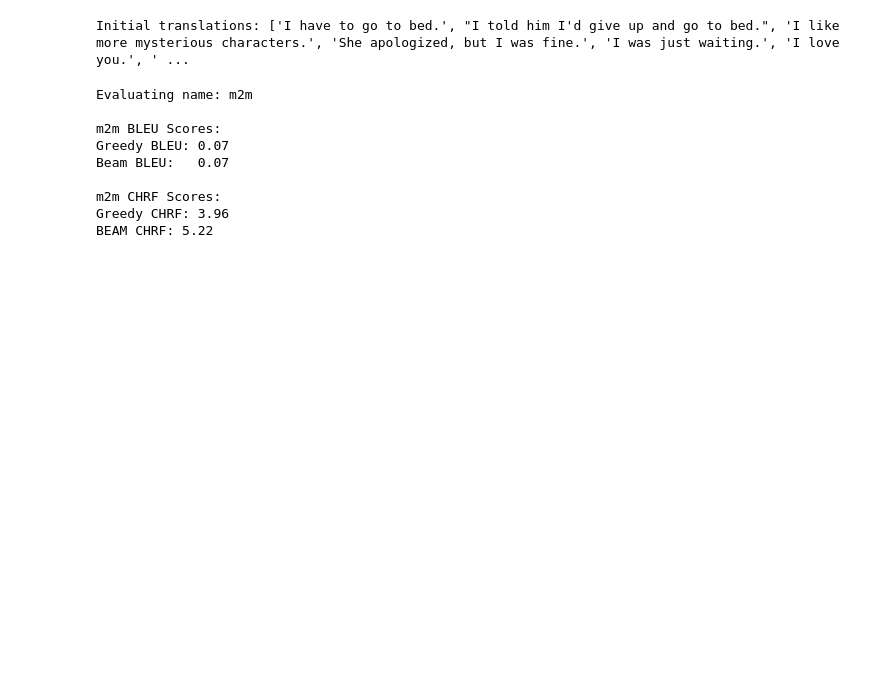
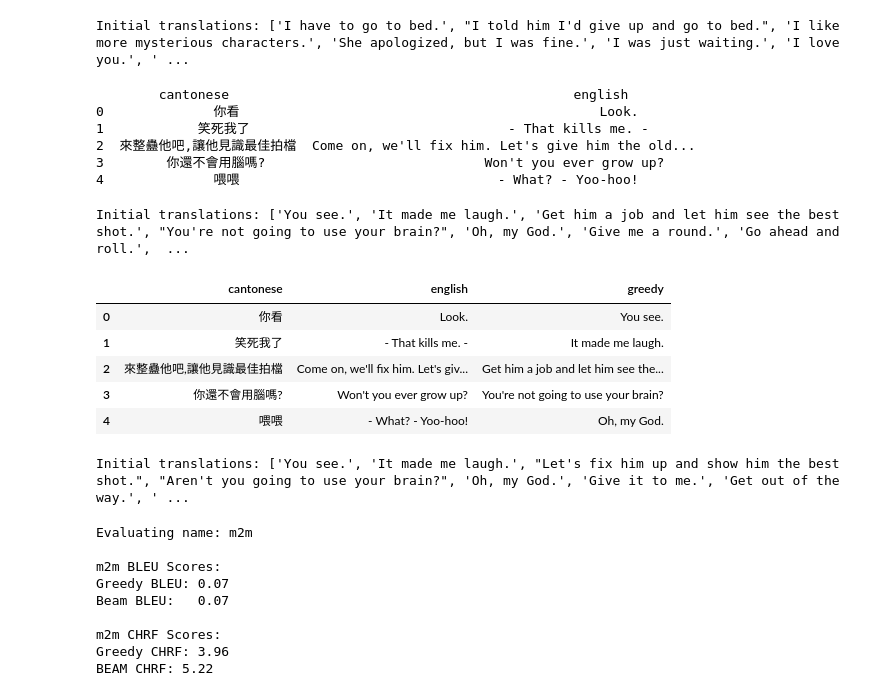
Before and after one commit to florenceyuen/Cantonese-English-Translation, a Jupyter notebook: Cant_English_Model_Evaluation_mariam.ipynb, the cells around one changed output. Cells and saved outputs as stored; diff of their text form; code cells hidden in the pictures; blank space fills up the shorter version.

```diff
--- a/Cant_English_Model_Evaluation_mariam.ipynb
+++ b/Cant_English_Model_Evaluation_mariam.ipynb
@@ -241,6 +312,32 @@ Initial translations: ['I have to go to bed.', 'I said, "I\'m going to give up a
 df_nllb['beam'] = translate_select_model(df_nllb['cantonese'].tolist(), tokenizer_nllb, model_nllb, beam=5, batch_size=16, device=device, src_lang="yue_Hant", tgt_lang="eng_Latn")
 # %% [output]
 Initial translations: ['I have to go to bed.', "I told him I'd give up and go to bed.", 'I like more mysterious characters.', 'She apologized, but I was fine.', 'I was just waiting.', 'I love you.', ' ...
+# %%
+# Run using M2M
+df_nllb_os = load_parallel_corpus('open-subtitles_en-yue.txt/OpenSubtitles.en-yue.yue', 'open-subtitles_en-yue.txt/OpenSubtitles.en-yue.en', max_lines=1000)
+print(df_nllb_os.head())
+
+df_nllb_os['greedy'] = translate_select_model(df_nllb_os['cantonese'].tolist(), tokenizer_nllb, model_nllb, beam=1, batch_size=16, device=device, src_lang="yue_Hant", tgt_lang= "eng_Latn")
+df_nllb_os.head()
+# %% [output]
+        cantonese                                            english
+0              你看                                              Look.
+1            笑死我了                                 - That kills me. -
+2  來整蠱他吧,讓他見識最佳拍檔  Come on, we'll fix him. Let's give him the old...
+3        你還不會用腦嗎?                            Won't you ever grow up?
+4              喂喂                                 - What? - Yoo-hoo!
+Initial translations: ['You see.', 'It made me laugh.', 'Get him a job and let him see the best shot.', "You're not going to use your brain?", 'Oh, my God.', 'Give me a round.', 'Go ahead and roll.',  ...
+|  | cantonese | english | greedy |
+| 0 | 你看 | Look. | You see. |
+| 1 | 笑死我了 | - That kills me. - | It made me laugh. |
+| 2 | 來整蠱他吧,讓他見識最佳拍檔 | Come on, we'll fix him. Let's giv... | Get him a job and let him see the... |
+| 3 | 你還不會用腦嗎? | Won't you ever grow up? | You're not going to use your brain? |
+| 4 | 喂喂 | - What? - Yoo-hoo! | Oh, my God. |
+# %%
+# run beam search using nllb model on Open Subtitles dataset
+df_nllb_os['beam'] = translate_select_model(df_nllb_os['cantonese'].tolist(), tokenizer_nllb, model_nllb, beam=5, batch_size=16, device=device, src_lang="yue_Hant", tgt_lang="eng_Latn")
+# %% [output]
+Initial translations: ['You see.', 'It made me laugh.', "Let's fix him up and show him the best shot.", "Aren't you going to use your brain?", 'Oh, my God.', 'Give it to me.', 'Get out of the way.', ' ...
 # %%
 from sacrebleu import corpus_bleu
 from sacrebleu import corpus_chrf
```
Also changed, not shown: parts of 8 cells of this notebook, 4 other files.
